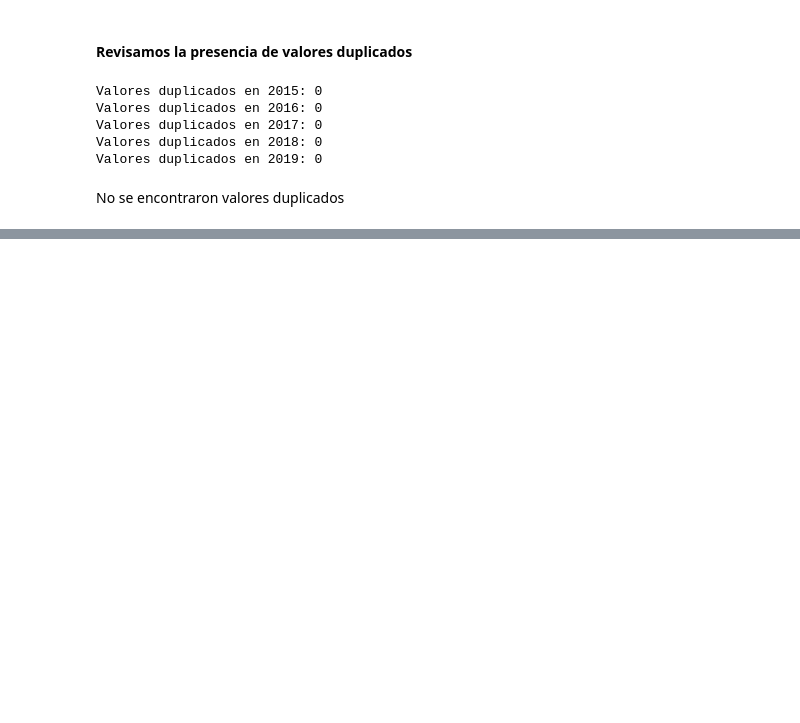
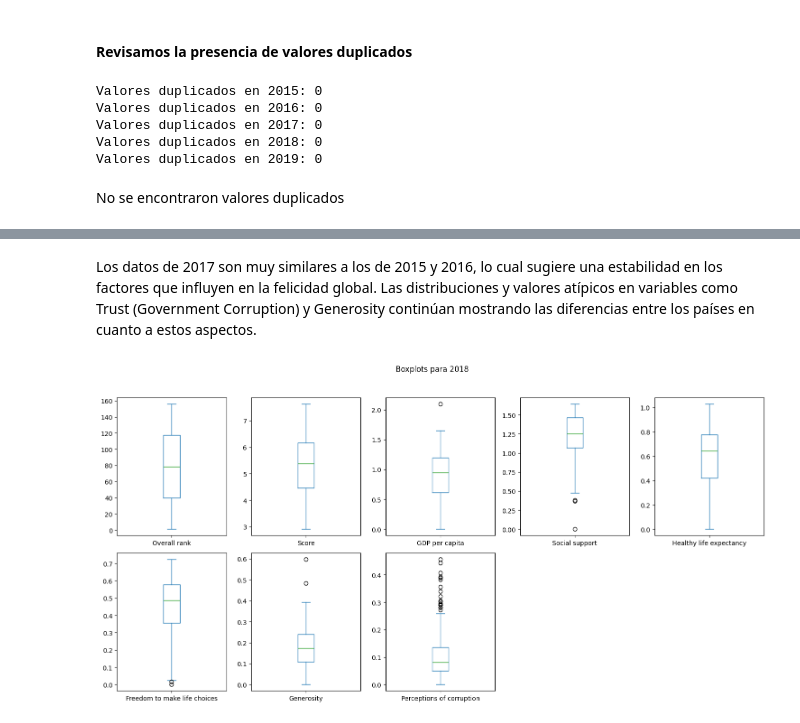
Before and after one commit to camilodelgado23/Analisis_y_Prediccion_indices_de_Felicidad, a Jupyter notebook: analisis_de_datos/E.D.A/E.D.A_datasets.ipynb, the cells around one changed output, grey strips where cells are left out. Drawn from its saved outputs; the diff is of its cells as text; code cells hidden in the pictures; blank space fills up the shorter version.

```diff
--- a/analisis_de_datos/E.D.A/E.D.A_datasets.ipynb
+++ b/analisis_de_datos/E.D.A/E.D.A_datasets.ipynb
@@ -291,4 +292,4 @@ dtype: int64
 # %% [markdown]
 Tenemos que en los Años 2015, 2016, y 2017: No hay valores nulos. Todos los datos son completos. Sin embargo en el año 2018: Hay 1 valor nulo en la columna "Perceptions of corruption" el cual vamos a remplazar por 0
 # %%
-data_2018['Perceptions of corruption'].fillna(0, inplace=True)
+data_2018['Perceptions of corruption'] = data_2018['Perceptions of corruption'].fillna(0)
@@ -323,0 +348,6 @@ No se encontraron valores duplicados
+# %% [markdown]
+Los datos de 2017 son muy similares a los de 2015 y 2016, lo cual sugiere una estabilidad en los factores que influyen en la felicidad global. Las distribuciones y valores atípicos en variables como Trust (Government Corruption) y Generosity continúan mostrando las diferencias entre los países en cuanto a estos aspectos.
+# %%
+plot_boxplots(data_2018, "2018")
+# %% [output]
+[figure, added]
```
Also changed, not shown: parts of 44 cells of this notebook, 1 other file.
